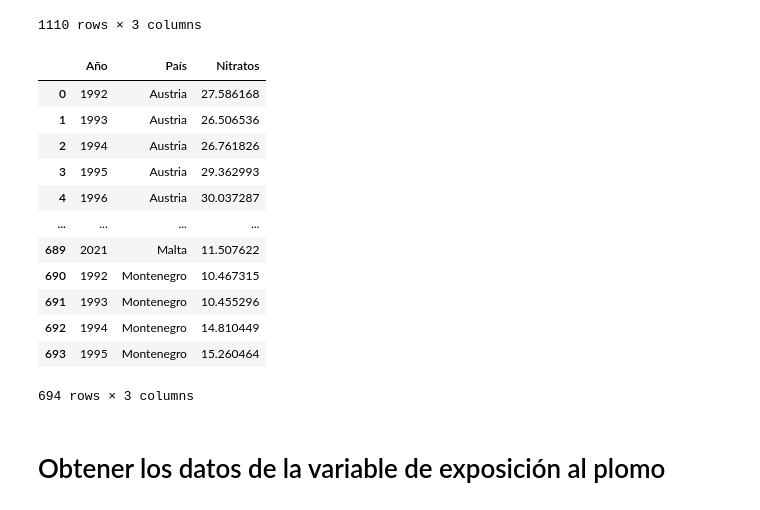
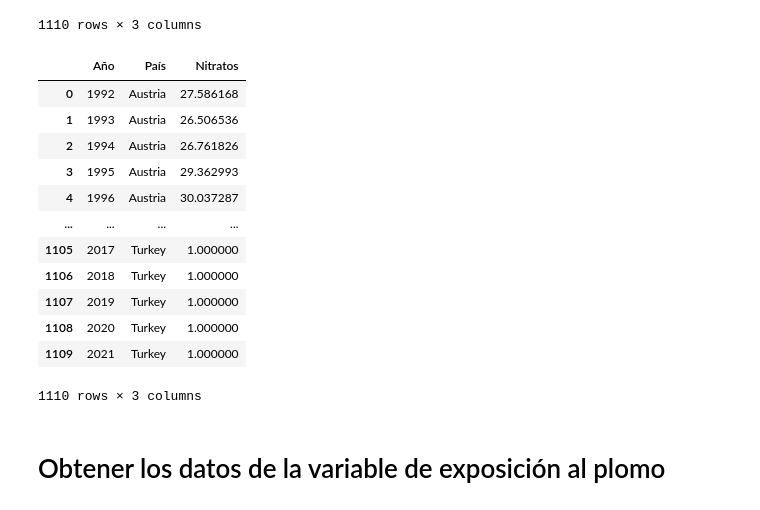
Before and after one commit to Lorenacalvoperez/Trabajo-Fin-de-Grado, a Jupyter notebook: SCRIPTS/DataFrames.ipynb, the cells around one changed output. Saved outputs shown, nothing was run; the diff lists cells and outputs as text; code cells hidden in the pictures.

```diff
--- a/SCRIPTS/DataFrames.ipynb
+++ b/SCRIPTS/DataFrames.ipynb
@@ -279,20 +279,3 @@ display(df_nitratos)
 | 1108 | 2020 | Turkey | NaN |
 | 1109 | 2021 | Turkey | NaN |
 1110 rows × 3 columns
-# %%
-nitratos_final = df_nitratos.dropna()
-display(nitratos_final)
-# %% [output]
-|  | Año | País | Nitratos |
-| 0 | 1992 | Austria | 27.586168 |
-| 1 | 1993 | Austria | 26.506536 |
-| 2 | 1994 | Austria | 26.761826 |
-| 3 | 1995 | Austria | 29.362993 |
-| 4 | 1996 | Austria | 30.037287 |
-| ... | ... | ... | ... |
-| 689 | 2021 | Malta | 11.507622 |
-| 690 | 1992 | Montenegro | 10.467315 |
-| 691 | 1993 | Montenegro | 10.455296 |
-| 692 | 1994 | Montenegro | 14.810449 |
-| 693 | 1995 | Montenegro | 15.260464 |
-694 rows × 3 columns
@@ -300,0 +282,17 @@ nitratos_final.to_csv('Nitratos.csv', index=False)
+# %%
+nitratos_final = df_nitratos.fillna(1)
+display(nitratos_final)
+# %% [output]
+|  | Año | País | Nitratos |
+| 0 | 1992 | Austria | 27.586168 |
+| 1 | 1993 | Austria | 26.506536 |
+| 2 | 1994 | Austria | 26.761826 |
+| 3 | 1995 | Austria | 29.362993 |
+| 4 | 1996 | Austria | 30.037287 |
+| ... | ... | ... | ... |
+| 1105 | 2017 | Turkey | 1.000000 |
+| 1106 | 2018 | Turkey | 1.000000 |
+| 1107 | 2019 | Turkey | 1.000000 |
+| 1108 | 2020 | Turkey | 1.000000 |
+| 1109 | 2021 | Turkey | 1.000000 |
+1110 rows × 3 columns
```
Also changed, not shown: parts of 6 cells of this notebook, 1 other file.
